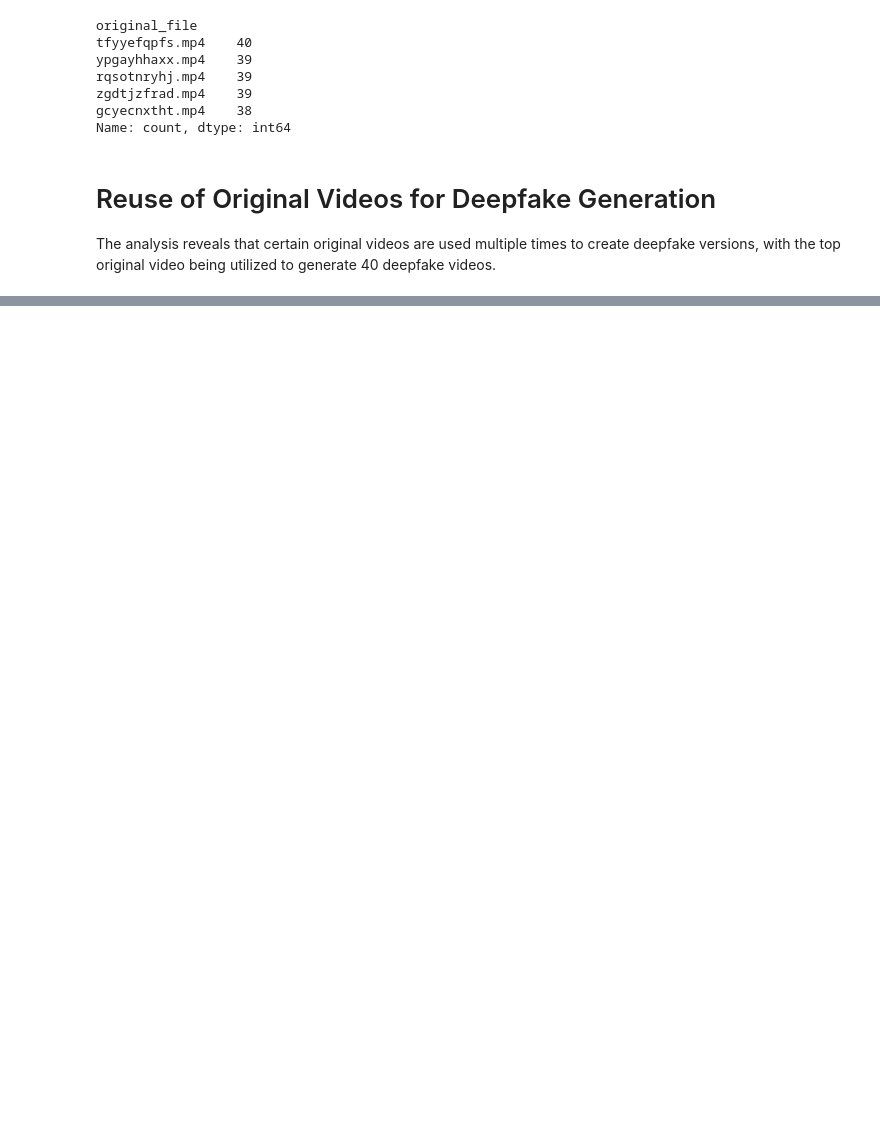
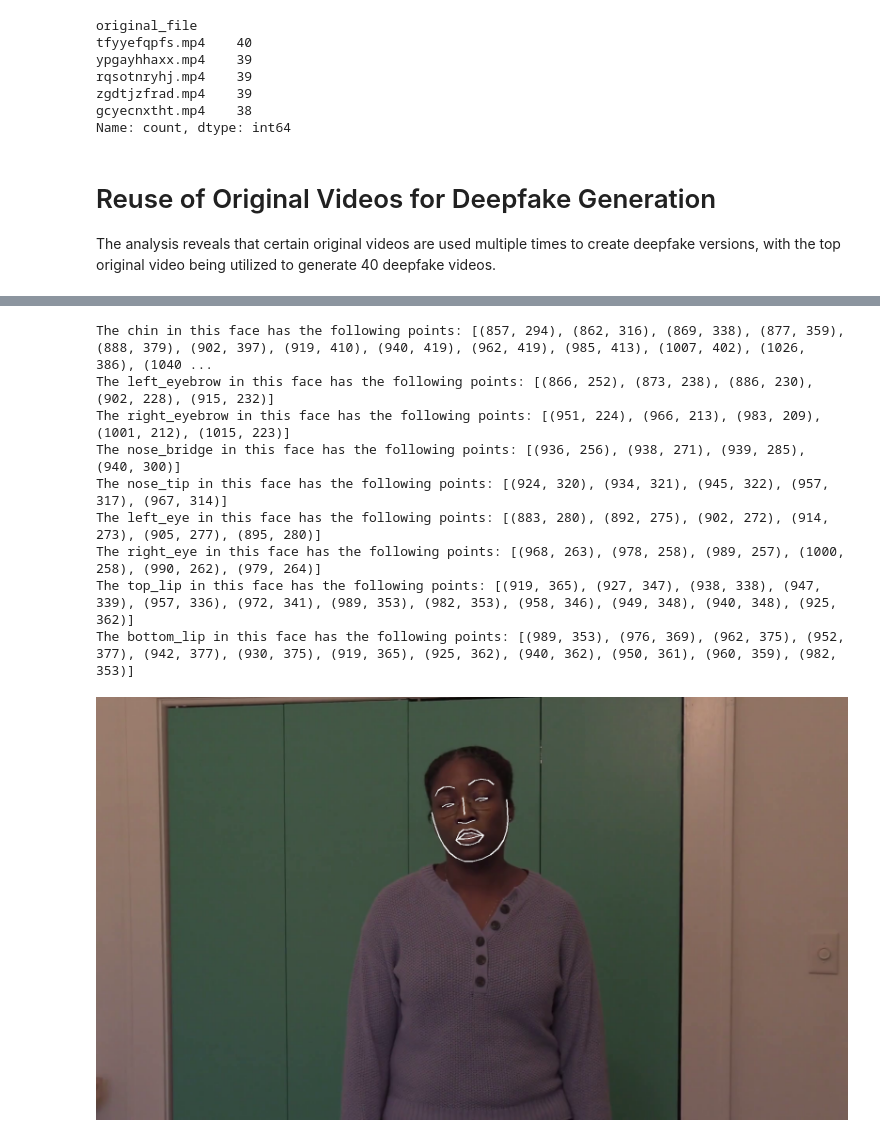
Before and after one commit to belalmn/Deepfake-Detection-Capstone, a Jupyter notebook: 1.0_exploratory_data_analysis.ipynb, the cells around one changed output, grey strips where cells are left out. Drawn from its saved outputs; the diff is of its cells as text; code cells hidden in the pictures; blank space fills up the shorter version.

```diff
--- a/1.0_exploratory_data_analysis.ipynb
+++ b/1.0_exploratory_data_analysis.ipynb
@@ -96,0 +179,29 @@ The analysis reveals that certain original videos are used multiple times to cre
+# %%
+face_landmarks_list = face_recognition.face_landmarks(image)
+from PIL import Image, ImageDraw
+pil_image = Image.fromarray(image)
+d = ImageDraw.Draw(pil_image)
+
+for face_landmarks in face_landmarks_list:
+
+    # Print the location of each facial feature in this image
+    for facial_feature in face_landmarks.keys():
+        print("The {} in this face has the following points: {}".format(facial_feature, face_landmarks[facial_feature]))
+
+    # trace out each facial feature in the image with lines
+    for facial_feature in face_landmarks.keys():
+        d.line(face_landmarks[facial_feature], width=3)
+
+# Show the picture
+display(pil_image)
+# %% [output]
+The chin in this face has the following points: [(857, 294), (862, 316), (869, 338), (877, 359), (888, 379), (902, 397), (919, 410), (940, 419), (962, 419), (985, 413), (1007, 402), (1026, 386), (1040 ...
+The left_eyebrow in this face has the following points: [(866, 252), (873, 238), (886, 230), (902, 228), (915, 232)]
+The right_eyebrow in this face has the following points: [(951, 224), (966, 213), (983, 209), (1001, 212), (1015, 223)]
+The nose_bridge in this face has the following points: [(936, 256), (938, 271), (939, 285), (940, 300)]
+The nose_tip in this face has the following points: [(924, 320), (934, 321), (945, 322), (957, 317), (967, 314)]
+The left_eye in this face has the following points: [(883, 280), (892, 275), (902, 272), (914, 273), (905, 277), (895, 280)]
+The right_eye in this face has the following points: [(968, 263), (978, 258), (989, 257), (1000, 258), (990, 262), (979, 264)]
+The top_lip in this face has the following points: [(919, 365), (927, 347), (938, 338), (947, 339), (957, 336), (972, 341), (989, 353), (982, 353), (958, 346), (949, 348), (940, 348), (925, 362)]
+The bottom_lip in this face has the following points: [(989, 353), (976, 369), (962, 375), (952, 377), (942, 377), (930, 375), (919, 365), (925, 362), (940, 362), (950, 361), (960, 359), (982, 353)]
+[figure, added]
```
Also changed, not shown: parts of 17 cells of this notebook.
